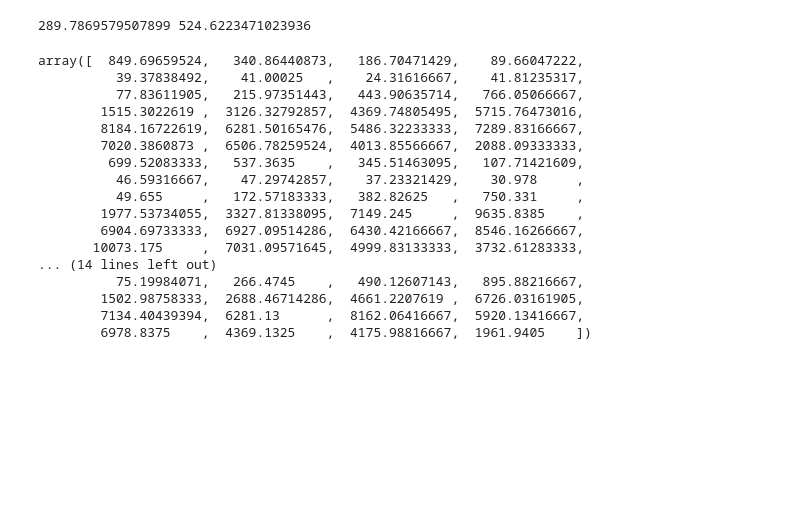
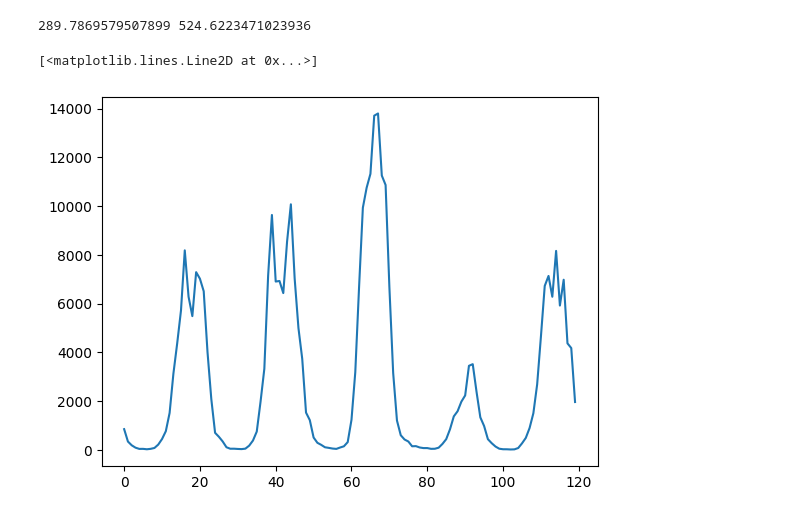
Before and after one commit to ymb287/dsf_project, a Jupyter notebook: API_with_forecast.ipynb, the cells around one changed output. Cells and saved outputs as stored; diff of their text form; code cells hidden in the pictures; blank space fills up the shorter version.

Commit message:
Forecast ready

```diff
--- a/API_with_forecast.ipynb
+++ b/API_with_forecast.ipynb
@@ -472,22 +472,7 @@ print(mae_train, mae_test)
 289.7869579507899 524.6223471023936
 # %%
 forecast = examplatory_forecast_model.predict(X_forecast)
-forecast
+plt.plot(forecast)
 # %% [output]
-array([  849.69659524,   340.86440873,   186.70471429,    89.66047222,
-          39.37838492,    41.00025   ,    24.31616667,    41.81235317,
-          77.83611905,   215.97351443,   443.90635714,   766.05066667,
-        1515.3022619 ,  3126.32792857,  4369.74805495,  5715.76473016,
-        8184.16722619,  6281.50165476,  5486.32233333,  7289.83166667,
-        7020.3860873 ,  6506.78259524,  4013.85566667,  2088.09333333,
-         699.52083333,   537.3635    ,   345.51463095,   107.71421609,
-          46.59316667,    47.29742857,    37.23321429,    30.978     ,
-          49.655     ,   172.57183333,   382.82625   ,   750.331     ,
-        1977.53734055,  3327.81338095,  7149.245     ,  9635.8385    ,
-        6904.69733333,  6927.09514286,  6430.42166667,  8546.16266667,
-       10073.175     ,  7031.09571645,  4999.83133333,  3732.61283333,
-... (14 lines left out)
-          75.19984071,   266.4745    ,   490.12607143,   895.88216667,
-        1502.98758333,  2688.46714286,  4661.2207619 ,  6726.03161905,
-        7134.40439394,  6281.13      ,  8162.06416667,  5920.13416667,
-        6978.8375    ,  4369.1325    ,  4175.98816667,  1961.9405    ])
+[<matplotlib.lines.Line2D at 0x...>]
+[figure, added]
```
